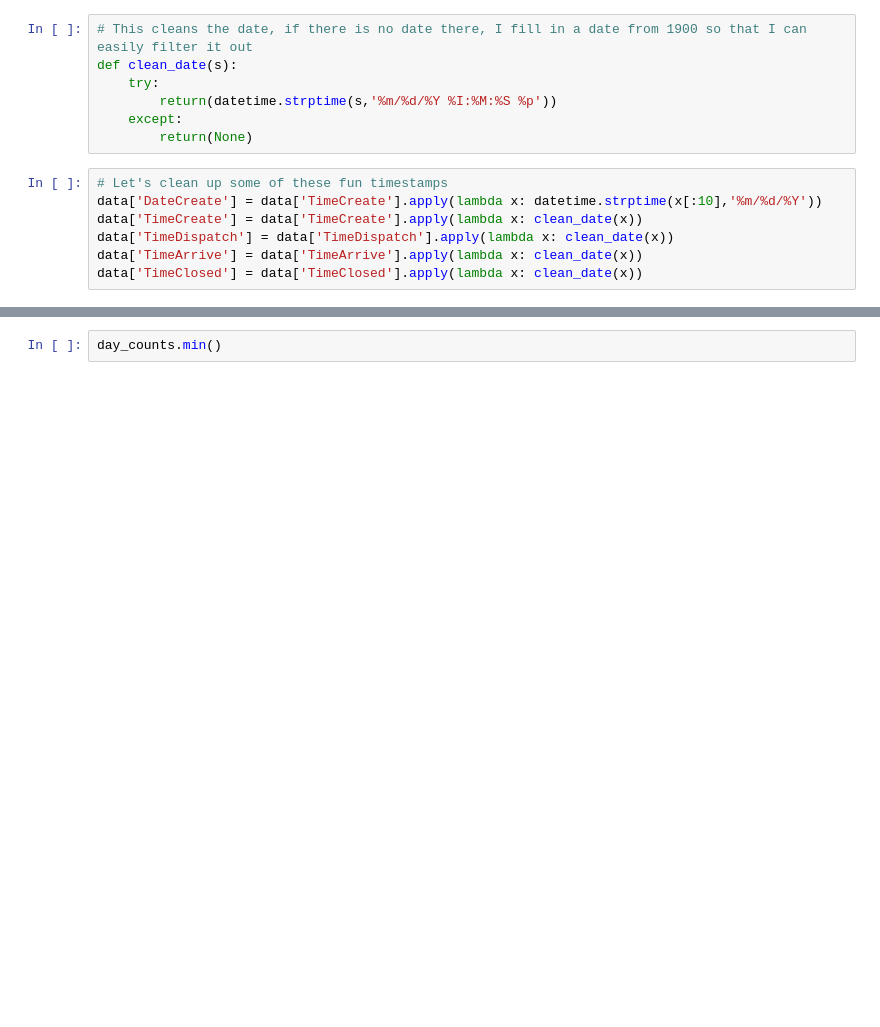
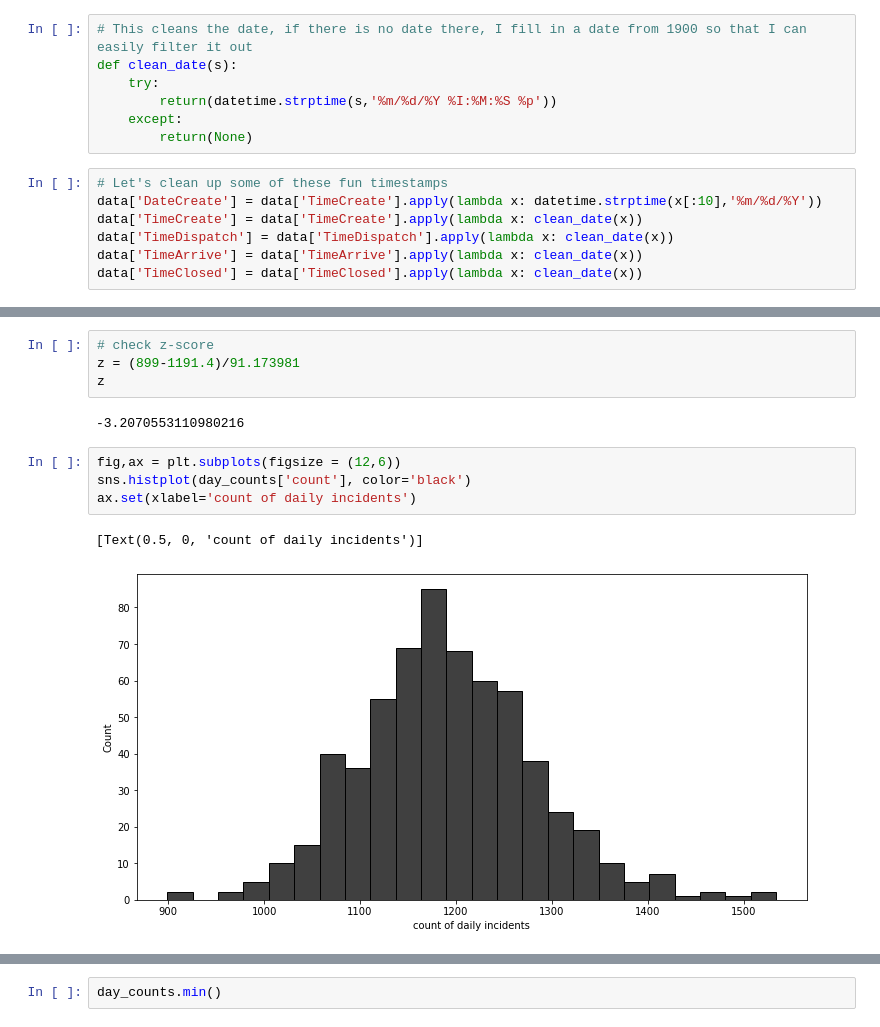
Before and after one commit to bmbejcek/nola, a Jupyter notebook: notebooks/3. Hurricane Ida Analysis.ipynb, the cells around one changed output, grey strips where cells are left out. Cells and saved outputs as stored; diff of their text form; blank space fills up the shorter version.

```diff
--- a/notebooks/3. Hurricane Ida Analysis.ipynb
+++ b/notebooks/3. Hurricane Ida Analysis.ipynb
@@ -40,0 +125,13 @@ day_counts.columns = ['date', 'count']
+# %%
+# check z-score
+z = (899-1191.4)/91.173981
+z
+# %% [output]
+-3.2070553110980216
+# %%
+fig,ax = plt.subplots(figsize = (12,6))
+sns.histplot(day_counts['count'], color='black')
+ax.set(xlabel='count of daily incidents')
+# %% [output]
+[Text(0.5, 0, 'count of daily incidents')]
+[figure, added]
```
Also changed, not shown: parts of 32 cells of this notebook, 2 other files.
